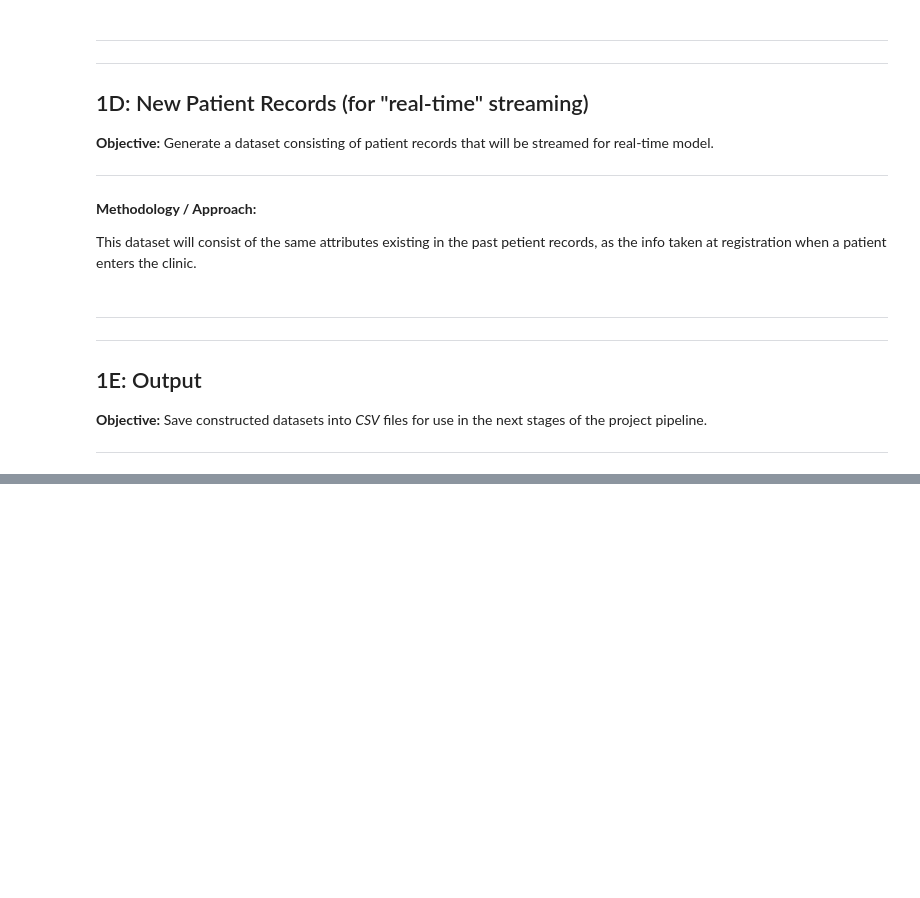
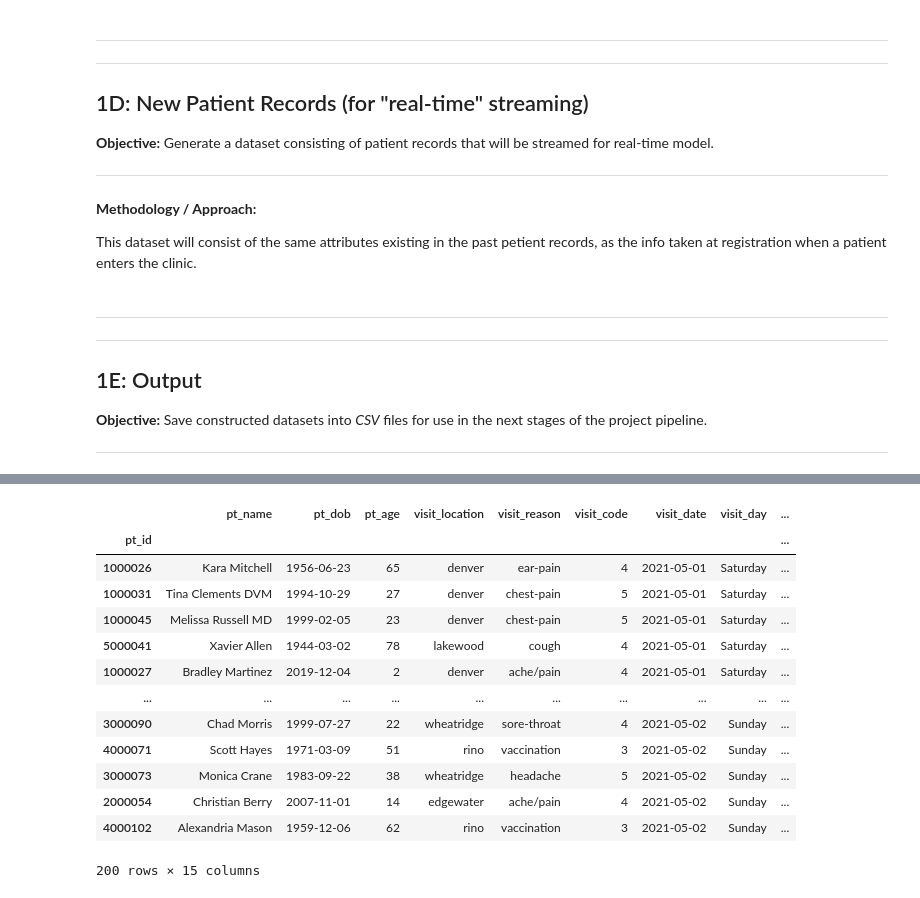
Before and after one commit to rc-9/TecNav, a Jupyter notebook: uc_data_fabricator.ipynb, the cells around one changed output, grey strips where cells are left out. Cells and saved outputs as stored; diff of their text form; code cells hidden in the pictures; blank space fills up the shorter version.

```diff
--- a/uc_data_fabricator.ipynb
+++ b/uc_data_fabricator.ipynb
@@ -905,0 +920,20 @@ patients_df.to_csv('./uc_past_patients.csv')
+# %%
+test = patients_df.sort_values('datetime')[200:400]
+# %%
+test['num_techs'] = test.num_techs.apply(lambda x: x-1)
+test
+# %% [output]
+|  | pt_name | pt_dob | pt_age | visit_location | visit_reason | visit_code | visit_date | visit_day | ... |
+| pt_id |  |  |  |  |  |  |  |  | ... |
+| 1000026 | Kara Mitchell | 1956-06-23 | 65 | denver | ear-pain | 4 | 2021-05-01 | Saturday | ... |
+| 1000031 | Tina Clements DVM | 1994-10-29 | 27 | denver | chest-pain | 5 | 2021-05-01 | Saturday | ... |
+| 1000045 | Melissa Russell MD | 1999-02-05 | 23 | denver | chest-pain | 5 | 2021-05-01 | Saturday | ... |
+| 5000041 | Xavier Allen | 1944-03-02 | 78 | lakewood | cough | 4 | 2021-05-01 | Saturday | ... |
+| 1000027 | Bradley Martinez | 2019-12-04 | 2 | denver | ache/pain | 4 | 2021-05-01 | Saturday | ... |
+| ... | ... | ... | ... | ... | ... | ... | ... | ... | ... |
+| 3000090 | Chad Morris | 1999-07-27 | 22 | wheatridge | sore-throat | 4 | 2021-05-02 | Sunday | ... |
+| 4000071 | Scott Hayes | 1971-03-09 | 51 | rino | vaccination | 3 | 2021-05-02 | Sunday | ... |
+| 3000073 | Monica Crane | 1983-09-22 | 38 | wheatridge | headache | 5 | 2021-05-02 | Sunday | ... |
+| 2000054 | Christian Berry | 2007-11-01 | 14 | edgewater | ache/pain | 4 | 2021-05-02 | Sunday | ... |
+| 4000102 | Alexandria Mason | 1959-12-06 | 62 | rino | vaccination | 3 | 2021-05-02 | Sunday | ... |
+200 rows × 15 columns
```
Also changed, not shown: parts of 17 cells of this notebook, 2 other files.
